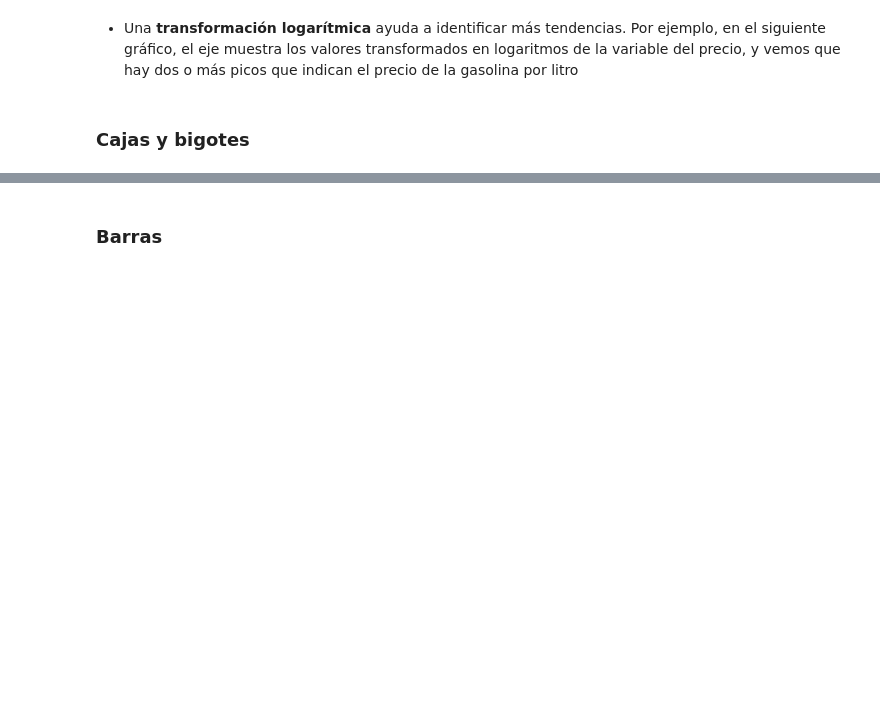
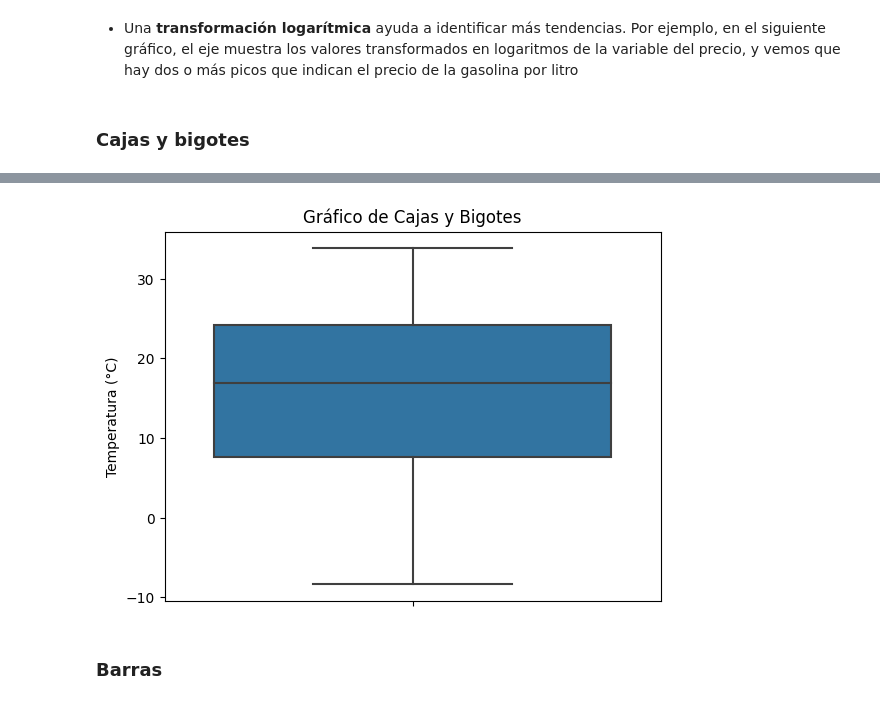
Before and after one commit to lporras/bootcamp_analisis_predic, a Jupyter notebook: docs/modulo_2_sin_codigo_2.ipynb, the cells around one changed output, grey strips where cells are left out. Cells and saved outputs as stored; diff of their text form; code cells hidden in the pictures; blank space fills up the shorter version.

```diff
--- a/docs/modulo_2_sin_codigo_2.ipynb
+++ b/docs/modulo_2_sin_codigo_2.ipynb
@@ -140,13 +351,17 @@ plt.show()
 # %%
 # Crear un diagrama de cajas y bigotes con Seaborn
-# TU CODIGO AQUI
+sns.boxplot(y=df['temperature_c'].dropna())
 
 # Remover el nombre de la columna del eje X
 plt.xticks([0], [''])
 
 # Agregar título y etiquetas
 plt.title('Gráfico de Cajas y Bigotes')
 plt.ylabel('Temperatura (°C)')
+
+plt.show()
+# %% [output]
+[figure, added]
 # %% [markdown]
 ### **Barras**
 # %%
```
Also changed, not shown: parts of 15 cells of this notebook, 3 other files.
